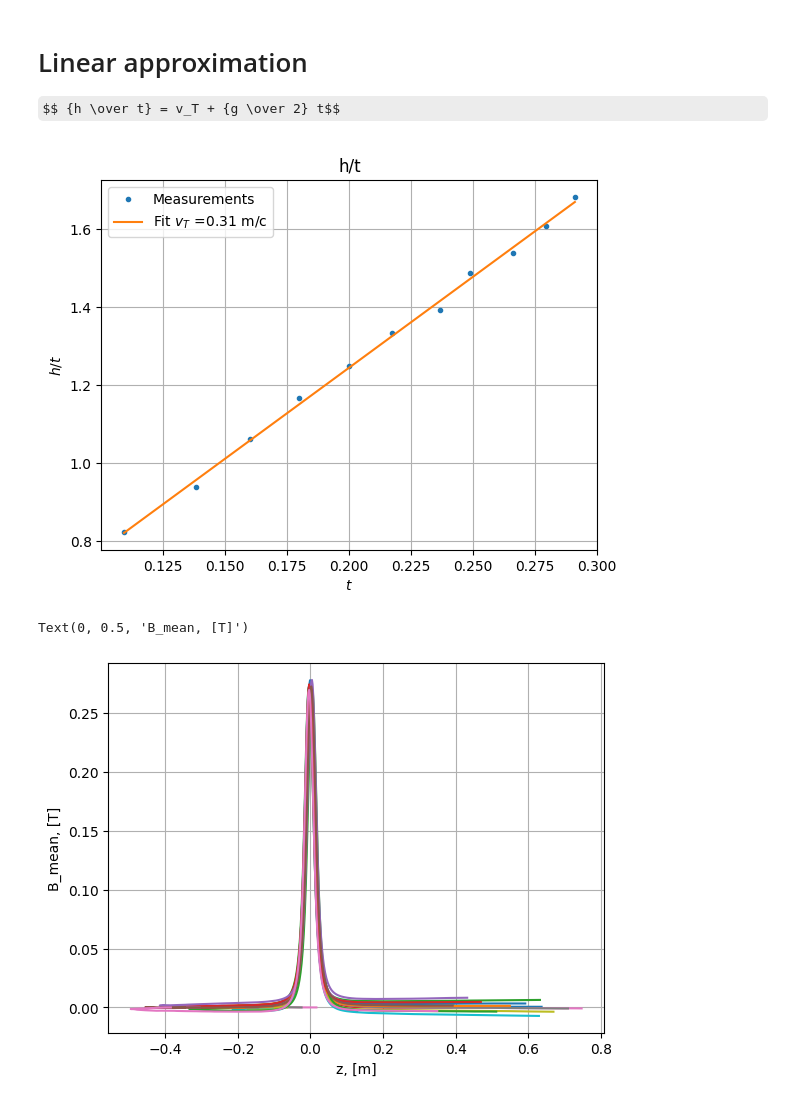
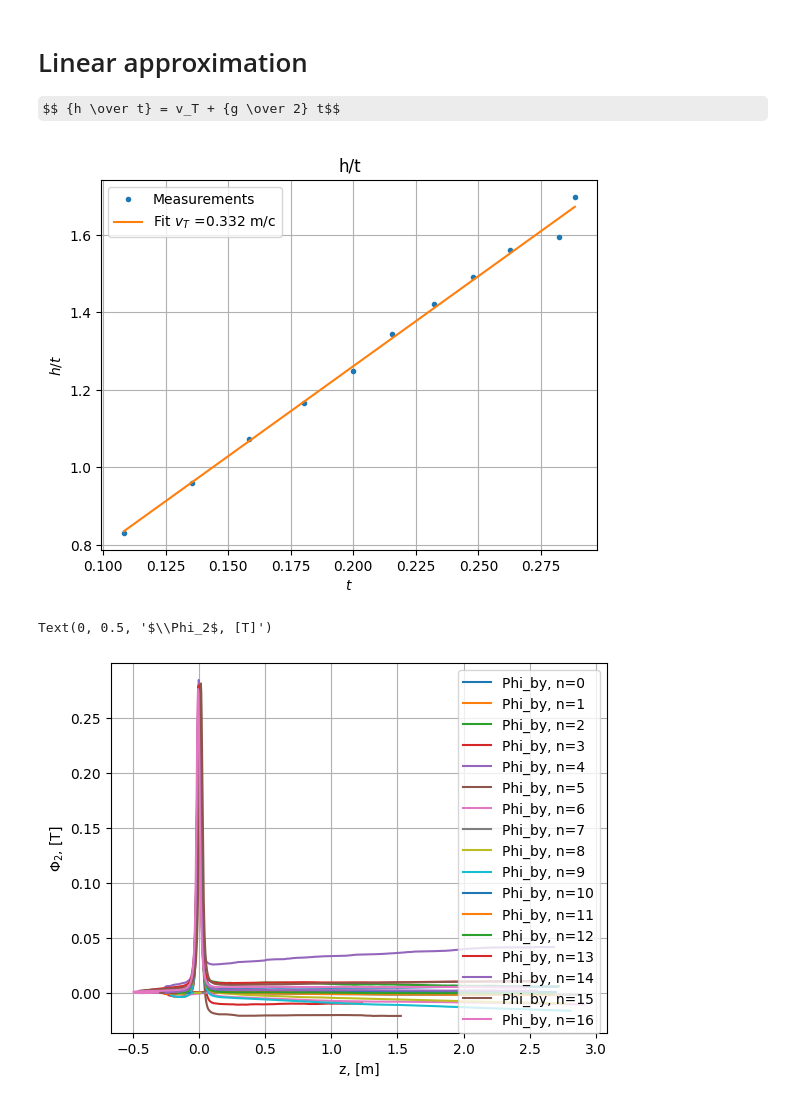
Before and after one commit to evgeny-kolonsky/Lab2_inductance, a Jupyter notebook: Lab2_Inductance.ipynb, the cells around one changed output. Cells and saved outputs as stored; diff of their text form; code cells hidden in the pictures; some formulas as TeX source.

```diff
--- a/Lab2_Inductance.ipynb
+++ b/Lab2_Inductance.ipynb
@@ -17,7 +17,8 @@ import matplotlib.pyplot as plt
 from scipy.integrate import cumtrapz as cumtrapz
 from scipy.stats import linregress
 # %%
-url = 'https://raw.githubusercontent.com/evgeny-kolonsky/Lab2_inductance/main/try1/'
+numset = 'I09'
+url = f'https://raw.githubusercontent.com/evgeny-kolonsky/Lab2_inductance/main/{numset}/'
 
 origin = 11e-2 #m
 
@@ -26,7 +27,7 @@ n = 50      #loops
 location = 36e-2 #m
 
 columns = 'Time (s),1 (VOLT),2 (VOLT)'.split(sep=',')
-data  = pd.read_csv(url+'Trace%200.csv', header=1)
+data  = pd.read_csv(url+'Trace%202.csv', header=1)
 
 time = np.array(data[columns[0]])
 Vx = np.array(data[columns[1]])
@@ -70,9 +71,9 @@ def load_data(num):
 # %% [markdown]
 # EMF for changing N
 # %%
-
 windings_y = np.array([50,  -50, 20, -20, 10, -10])
 windings_x = np.array([20,  -20, 20, -20, 20, -20])
+t_fall = np.array([]) # for each experiment a time of fall from slil A to slil B
 for i in range(6):
     time, Vx, Vy = load_data(i)
     Vx -= np.mean(Vx[-10:-1]) #get rid of offset
@@ -82,13 +83,13 @@ for i in range(6):
     phi_bx = cumtrapz(Vx, time, initial=0)
     phi_by = cumtrapz(Vy, time, initial=0)
     time -= time[np.argmax(np.abs(phi_bx))] # set time =0 when magnet passes slil A (Channel X)
+    t_fall = np.append(t_fall, time[np.argmax(np.abs(phi_by))])
 
     # plt.plot(time, Vx)
     # plt.plot(time, Vy, label='Vy, n={:d}'.format(i))
     plt.plot(time, phi_bx/windings_x[i], '--')
-    plt.plot(time, phi_by/windings_y[i], label='Phi_by, N={:d}'.format(windings[i]))
+    plt.plot(time, phi_by/windings_y[i], label='Phi_by, N={:d}'.format(windings_y[i]))
 
-t_fall = np.array(t_fall)
 
 plt.grid()
 plt.xlabel('Time, [s]')
@@ -102,7 +103,7 @@ plt.show()
 # EMF for changing h
 # %%
 h_fall = np.arange(20, 61, 4)*1e-2 - origin #m
-t_fall = [] # for each experiment a time of fall from slil A to slil B
+t_fall = np.array([])
 for i in range(6, 17):
     time, Vx, Vy = load_data(i)
     Vx -= np.mean(Vx[-10:-1]) #get rid of offset
@@ -112,13 +113,12 @@ for i in range(6, 17):
     phi_bx = cumtrapz(Vx, time, initial=0)
     phi_by = cumtrapz(Vy, time, initial=0)
     time -= time[np.argmax(np.abs(phi_bx))] # set time =0 when magnet passes slil A (Channel X)
-    t_fall.append(time[np.argmax(np.abs(phi_by))])
+    t_fall = np.append(t_fall, time[np.argmax(np.abs(phi_by))])
     # plt.plot(time, Vx)
     # plt.plot(time, Vy, label='Vy, n={:d}'.format(i))
     plt.plot(time, phi_bx)
     plt.plot(time, phi_by, label='Phi_by, n={:d}'.format(i))
 
-t_fall = np.array(t_fall)
 
 plt.grid()
 plt.xlabel('Time, [s]')
@@ -139,7 +139,7 @@ fit = linregress(t_fall, h_fall/t_fall)
 v_t = fit.intercept
 acc = fit.slope*2
 
-plt.plot(t_fall, fit.slope*t_fall + fit.intercept, label=rf'Fit $v_T$ ={v_t:.2f} m/c')
+plt.plot(t_fall, fit.slope*t_fall + fit.intercept, label=rf'Fit $v_T$ ={v_t:.3f} m/c')
 plt.xlabel(r'$t$')
 plt.ylabel(r'$h/t$')
 plt.grid()
@@ -148,36 +148,37 @@ plt.title('h/t')
 
 plt.show();
 # %% [output]
-[figure, old version]
+[figure, new version]
 # %%
 #%%
 D = 35e-3 #m, diameter slil A, B
 a = np.pi*D*D/4
 locations = np.array([.36-.11]*6 + list(h_fall))
 windings = np.array([50,  -50, 20, -20, 10, -10] +[50]*len(t_fall))
 for i in range(17):
 
     time, Vx, Vy = load_data(i)
     Vx -= np.mean(Vx[-10:-1]) #get rid of offset
     Vy -= np.mean(Vy[:10])    #get rid of offset
 
     #correct time
     phi_bx = cumtrapz(Vx, time, initial=0)
     phi_by = cumtrapz(Vy, time, initial=0)
     time -= time[np.argmax(np.abs(phi_bx))] # set time =0 when magnet passes slil A (Channel X)
 
     # plt.plot(time, Vx)
     # plt.plot(time, Vy, label='Vy, n={:d}'.format(i))
     z = v_t *time + acc*time**2/2
     # plt.plot(z, phi_bx/20)
     plt.plot(z-locations[i], -phi_by/windings[i]/a, label='Phi_by, n={:d}'.format(i))
 
 plt.grid()
+plt.legend()
 plt.xlabel('z, [m]')
-plt.ylabel('B_mean, [T]')
+plt.ylabel(r'$\Phi_2$, [T]')
 # %% [output]
-Text(0, 0.5, 'B_mean, [T]')
+Text(0, 0.5, '$\\Phi_2$, [T]')
-[figure, old version]
+[figure, new version]
 # %%
 xs = np.array([4,   4.2,   4.4,  4.6,  4.8,  5,    5.2,  5.4,  5.6,  5.8, 6, 6.2, 6.4, 6.6, 6.8, 7, 7.2, 7.4, 7.6, 7.8, 8, 8.2, 8.4, 8.6, 8.8, 9, 9.2, 9.4, 9.6, 9.8, 10, 10.5, 11, 11.5, 12, 12.5, 13])*1e-2 #m
 Bs = np.array([130, 100.8, 83.1, 68.1, 55.3, 45.1, 38.4, 31.8, 27.8, 23.8, 21.0, 17.8, 15.9, 14.0, 12.5, 11.1, 9.96, 8.93, 7.71, 7.30, 6.57, 6.03, 5.50, 5.01, 4.64, 4.26, 3.95, 3.65, 3.41, 3.13, 2.93, 2.46, 2.11, 1.82, 1.60, 1.40,1.25  ])*1e-3 #T
```
Also changed, not shown: parts of 4 cells of this notebook.
